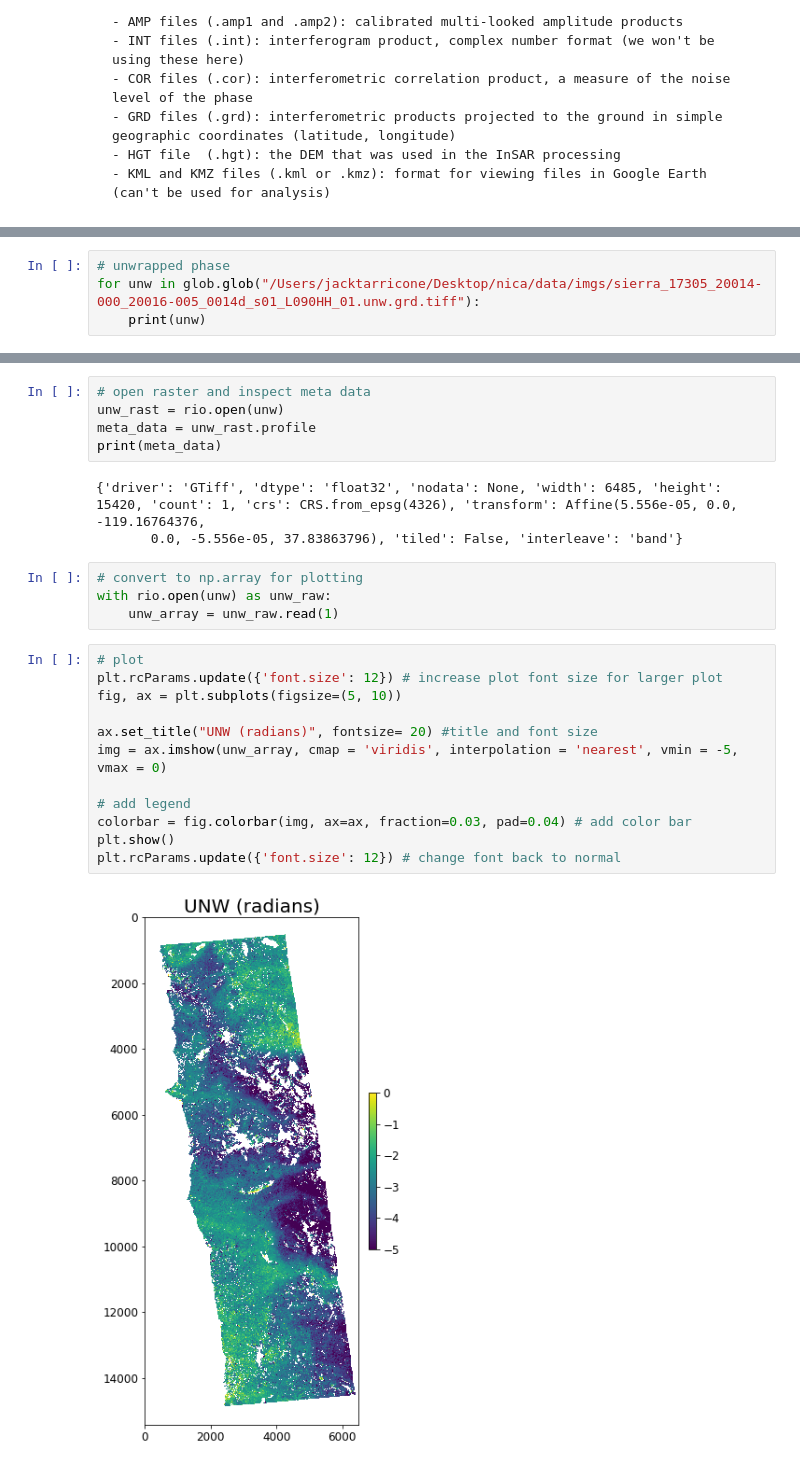
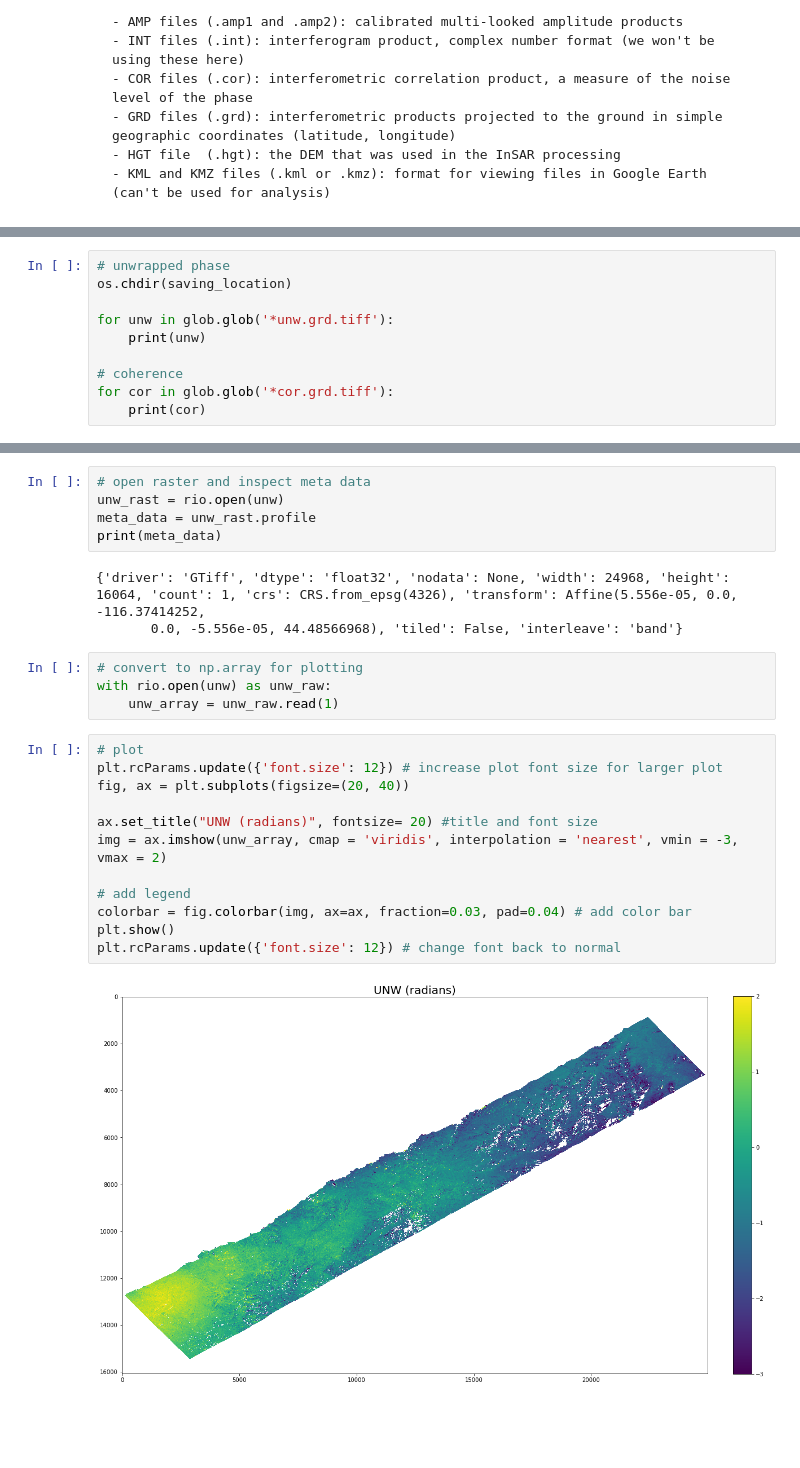
Before and after one commit to snowex-hackweek/website-2022, a Jupyter notebook: book/tutorials/sar/uavsar_2022.ipynb, the cells around one changed output, grey strips where cells are left out. Drawn from its saved outputs; the diff is of its cells as text; blank space fills up the shorter version.

```diff
--- a/book/tutorials/sar/uavsar_2022.ipynb
+++ b/book/tutorials/sar/uavsar_2022.ipynb
@@ -115,5 +134,11 @@ image.url_to_tiff()
 # %%
 # unwrapped phase
-for unw in glob.glob("/Users/jacktarricone/Desktop/nica/data/imgs/sierra_17305_20014-000_20016-005_0014d_s01_L090HH_01.unw.grd.tiff"):
+os.chdir(saving_location)
+
+for unw in glob.glob('*unw.grd.tiff'):
     print(unw)
+
+# coherence
+for cor in glob.glob('*cor.grd.tiff'):
+    print(cor)
 # %% [output]
@@ -124,8 +150,8 @@ unw_rast = rio.open(unw)
 meta_data = unw_rast.profile
 print(meta_data)
 # %% [output]
-{'driver': 'GTiff', 'dtype': 'float32', 'nodata': None, 'width': 6485, 'height': 15420, 'count': 1, 'crs': CRS.from_epsg(4326), 'transform': Affine(5.556e-05, 0.0, -119.16764376,
-       0.0, -5.556e-05, 37.83863796), 'tiled': False, 'interleave': 'band'}
+{'driver': 'GTiff', 'dtype': 'float32', 'nodata': None, 'width': 24968, 'height': 16064, 'count': 1, 'crs': CRS.from_epsg(4326), 'transform': Affine(5.556e-05, 0.0, -116.37414252,
+       0.0, -5.556e-05, 44.48566968), 'tiled': False, 'interleave': 'band'}
 # %%
 # convert to np.array for plotting
 with rio.open(unw) as unw_raw:
@@ -133,14 +159,14 @@ with rio.open(unw) as unw_raw:
 # %%
 # plot
 plt.rcParams.update({'font.size': 12}) # increase plot font size for larger plot
-fig, ax = plt.subplots(figsize=(5, 10))
+fig, ax = plt.subplots(figsize=(20, 40))
 
 ax.set_title("UNW (radians)", fontsize= 20) #title and font size
-img = ax.imshow(unw_array, cmap = 'viridis', interpolation = 'nearest', vmin = -5, vmax = 0)
+img = ax.imshow(unw_array, cmap = 'viridis', interpolation = 'nearest', vmin = -3, vmax = 2)
 
 # add legend
 colorbar = fig.colorbar(img, ax=ax, fraction=0.03, pad=0.04) # add color bar
 plt.show()
 plt.rcParams.update({'font.size': 12}) # change font back to normal
 # %% [output]
-[figure, old version]
+[figure, new version]
```
Also changed, not shown: parts of 21 cells of this notebook.
